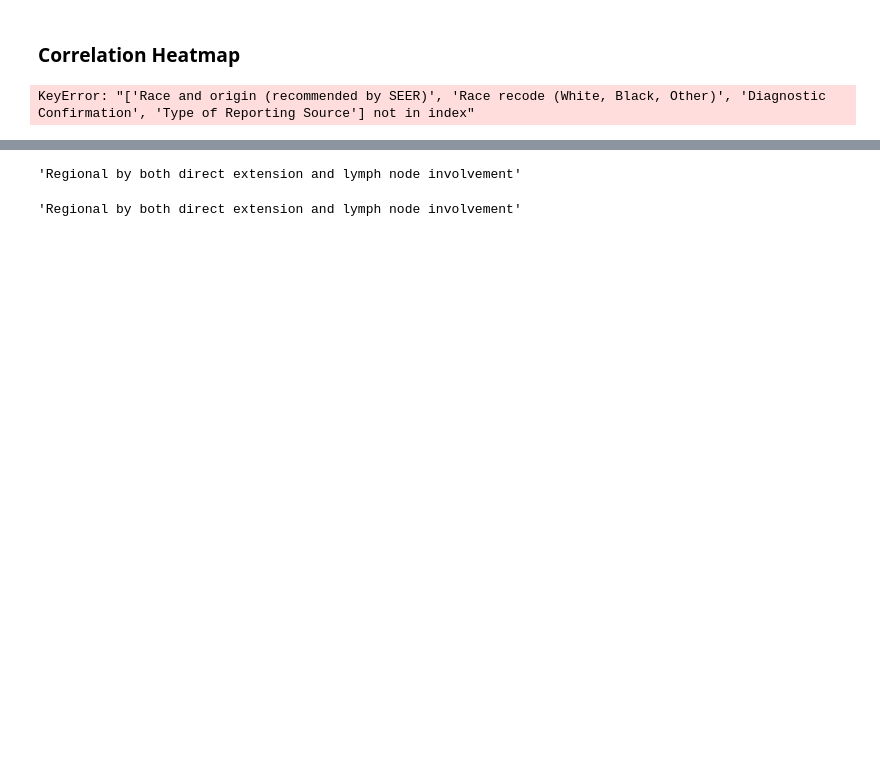
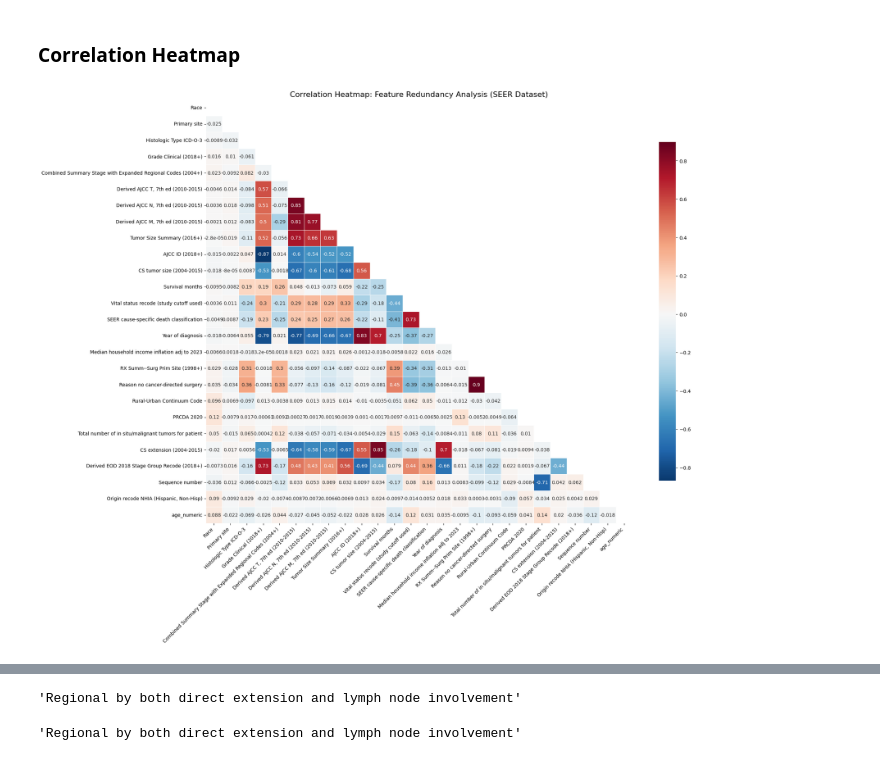
Before and after one commit to carlos-villa-restrepo/lung-cancer-prediction-xgboost, a Jupyter notebook: src/EDA.ipynb, the cells around one changed output, grey strips where cells are left out. Cells and saved outputs as stored; diff of their text form; code cells hidden in the pictures; blank space fills up the shorter version.

```diff
--- a/src/EDA.ipynb
+++ b/src/EDA.ipynb
@@ -200,16 +262,16 @@ def plot_seer_heatmap(df):
     """
     # 1. Select the columns provided in your index
     columns_to_analyze = [
-        'Race and origin (recommended by SEER)', 'Race recode (White, Black, Other)',
-        'Primary Site - labeled', 'Histologic Type ICD-O-3', 'Grade Clinical (2018+)',
-        'Diagnostic Confirmation', 'Combined Summary Stage with Expanded Regional Codes (2004+)',
+        'Race',
+        'Primary site', 'Histologic Type ICD-O-3', 'Grade Clinical (2018+)',
+        'Combined Summary Stage with Expanded Regional Codes (2004+)',
         'Derived AJCC T, 7th ed (2010-2015)', 'Derived AJCC N, 7th ed (2010-2015)',
         'Derived AJCC M, 7th ed (2010-2015)', 'Tumor Size Summary (2016+)',
         'AJCC ID (2018+)', 'CS tumor size (2004-2015)', 'Survival months',
         'Vital status recode (study cutoff used)', 'SEER cause-specific death classification',
         'Year of diagnosis', 'Median household income inflation adj to 2023',
         'RX Summ--Surg Prim Site (1998+)', 'Reason no cancer-directed surgery',
-        'Rural-Urban Continuum Code', 'Type of Reporting Source', 'PRCDA 2020',
+        'Rural-Urban Continuum Code', 'PRCDA 2020',
         'Total number of in situ/malignant tumors for patient', 'CS extension (2004-2015)',
         'Derived EOD 2018 Stage Group Recode (2018+)', 'Sequence number',
         'Origin recode NHIA (Hispanic, Non-Hisp)', 'age_numeric'
@@ -221,34 +283,34 @@ def plot_seer_heatmap(df):
     # 2. Encode categorical columns to numeric codes for correlation analysis
     for col in analysis_df.select_dtypes(include=['object', 'category']).columns:
         analysis_df[col] = analysis_df[col].astype('category').cat.codes
 
     # 3. Calculate Correlation Matrix
     corr_matrix = analysis_df.corr()
 
     # 4. Visualization
     plt.figure(figsize=(20, 16))
 
     # Mask to hide the upper triangle (it's redundant)
     mask = np.triu(np.ones_like(corr_matrix, dtype=bool))
 
     sns.heatmap(
         corr_matrix,
         mask=mask,
         annot=True,
         cmap='RdBu_r',
         center=0,
         linewidths=.5,
         cbar_kws={"shrink": .8}
     )
 
     plt.title('Correlation Heatmap: Feature Redundancy Analysis (SEER Dataset)', fontsize=16)
     plt.xticks(rotation=45, ha='right')
     plt.show()
 
 # Execution:
 plot_seer_heatmap(df)
 # %% [output]
-KeyError: "['Race and origin (recommended by SEER)', 'Race recode (White, Black, Other)', 'Diagnostic Confirmation', 'Type of Reporting Source'] not in index"
+[figure, added]
 # %%
 df["Combined Summary Stage with Expanded Regional Codes (2004+)"].value_counts()
 # %% [output]
```
Also changed, not shown: parts of 22 cells of this notebook.
